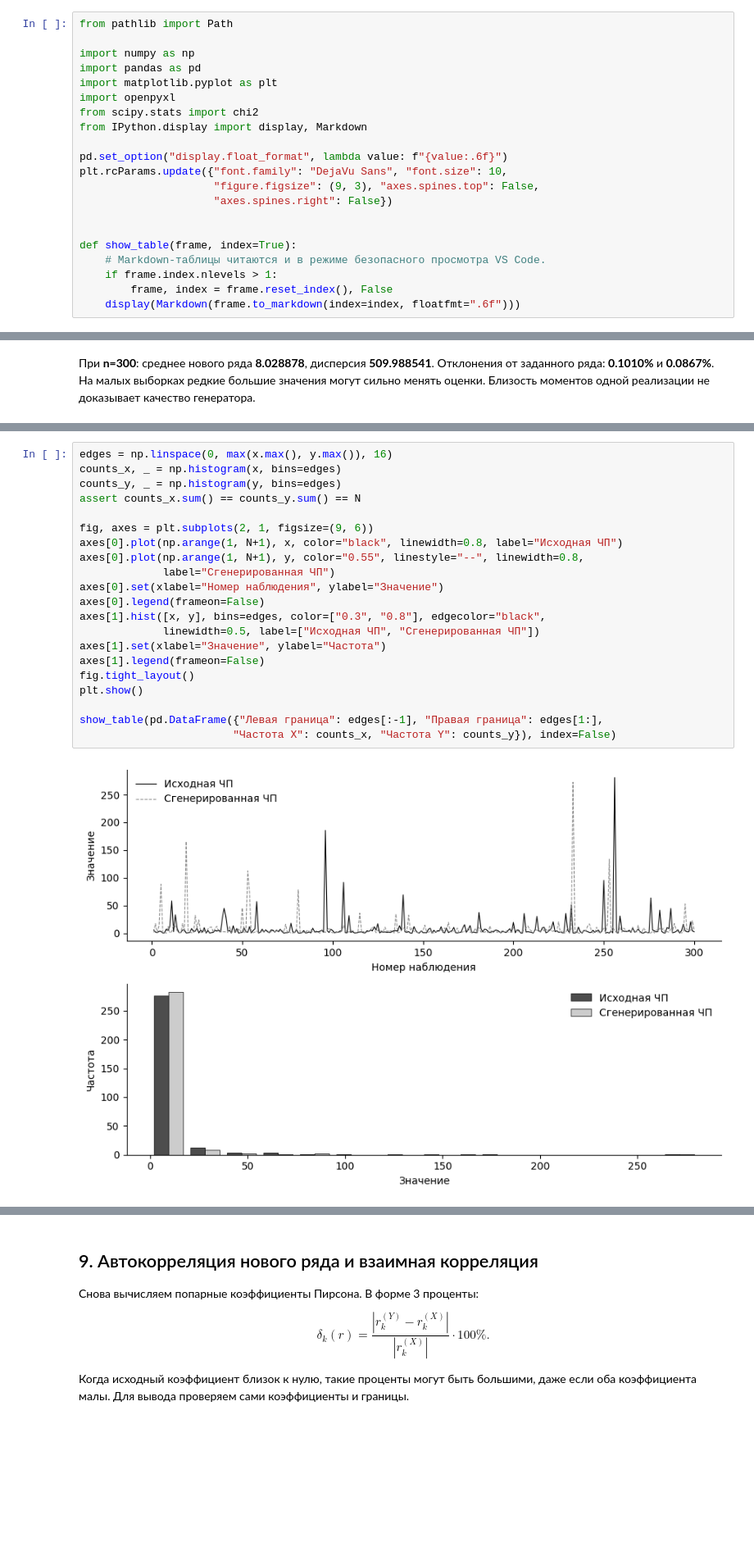
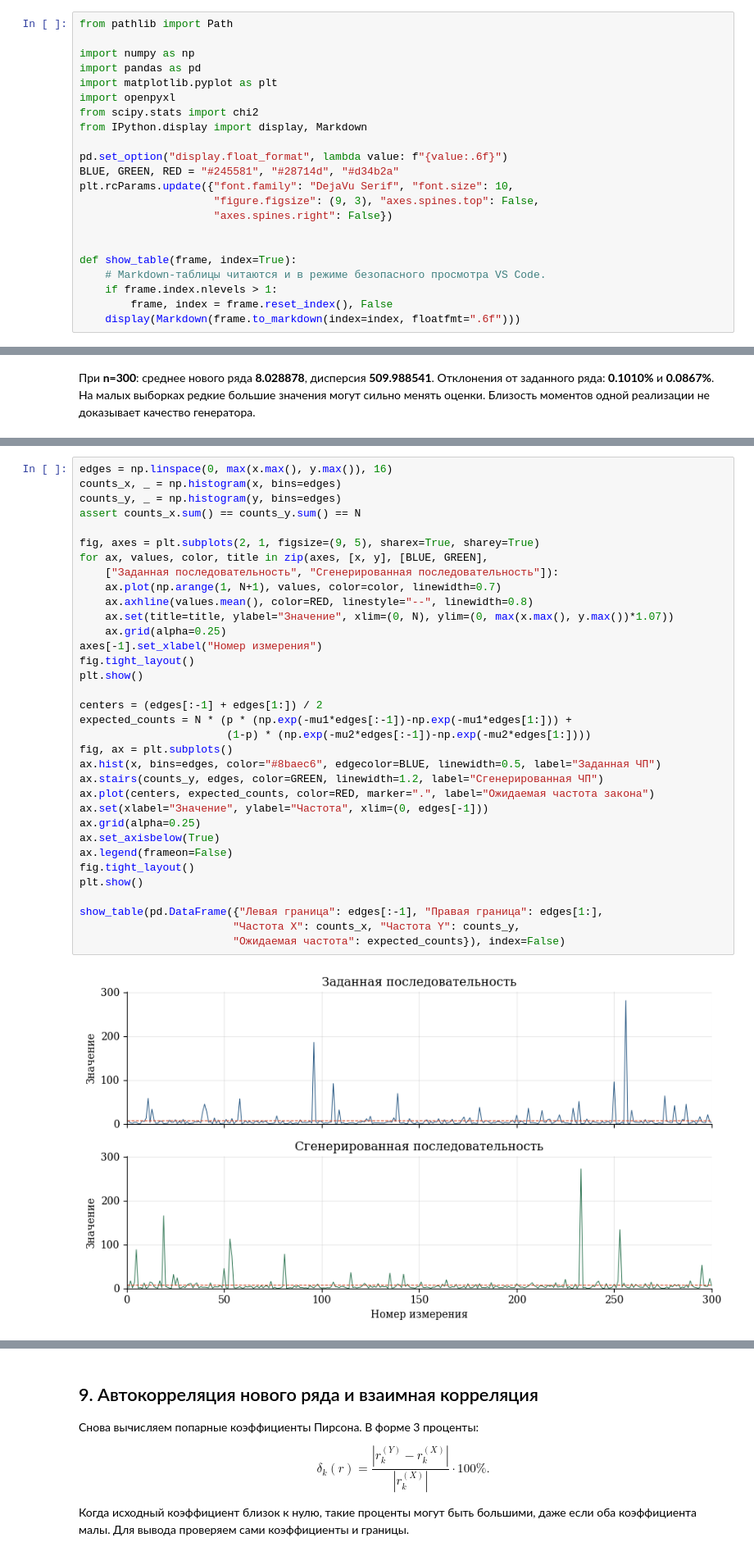
Before and after one commit to delovoyhomie/ITMO_labs, a Jupyter notebook: Modeling/Lab1/Lab1.ipynb, the cells around one changed output, grey strips where cells are left out. Shown at 82% size. Cells and saved outputs as stored; diff of their text form; blank space fills up the shorter version.

Commit message:
Clarify Lab1 distribution choice and align plots with reference

```diff
--- a/Modeling/Lab1/Lab1.ipynb
+++ b/Modeling/Lab1/Lab1.ipynb
@@ -34,7 +34,8 @@ from scipy.stats import chi2
 from IPython.display import display, Markdown
 
 pd.set_option("display.float_format", lambda value: f"{value:.6f}")
-plt.rcParams.update({"font.family": "DejaVu Sans", "font.size": 10,
+BLUE, GREEN, RED = "#245581", "#28714d", "#d34b2a"
+plt.rcParams.update({"font.family": "DejaVu Serif", "font.size": 10,
                      "figure.figsize": (9, 3), "axes.spines.top": False,
                      "axes.spines.right": False})
 
@@ -506,23 +562,36 @@ display(Markdown(
 # %%
 edges = np.linspace(0, max(x.max(), y.max()), 16)
 counts_x, _ = np.histogram(x, bins=edges)
 counts_y, _ = np.histogram(y, bins=edges)
 assert counts_x.sum() == counts_y.sum() == N
 
-fig, axes = plt.subplots(2, 1, figsize=(9, 6))
-axes[0].plot(np.arange(1, N+1), x, color="black", linewidth=0.8, label="Исходная ЧП")
-axes[0].plot(np.arange(1, N+1), y, color="0.55", linestyle="--", linewidth=0.8,
-             label="Сгенерированная ЧП")
-axes[0].set(xlabel="Номер наблюдения", ylabel="Значение")
-axes[0].legend(frameon=False)
-axes[1].hist([x, y], bins=edges, color=["0.3", "0.8"], edgecolor="black",
-             linewidth=0.5, label=["Исходная ЧП", "Сгенерированная ЧП"])
-axes[1].set(xlabel="Значение", ylabel="Частота")
-axes[1].legend(frameon=False)
+fig, axes = plt.subplots(2, 1, figsize=(9, 5), sharex=True, sharey=True)
+for ax, values, color, title in zip(axes, [x, y], [BLUE, GREEN],
+    ["Заданная последовательность", "Сгенерированная последовательность"]):
+    ax.plot(np.arange(1, N+1), values, color=color, linewidth=0.7)
+    ax.axhline(values.mean(), color=RED, linestyle="--", linewidth=0.8)
+    ax.set(title=title, ylabel="Значение", xlim=(0, N), ylim=(0, max(x.max(), y.max())*1.07))
+    ax.grid(alpha=0.25)
+axes[-1].set_xlabel("Номер измерения")
+fig.tight_layout()
+plt.show()
+
+centers = (edges[:-1] + edges[1:]) / 2
+expected_counts = N * (p * (np.exp(-mu1*edges[:-1])-np.exp(-mu1*edges[1:])) +
+                       (1-p) * (np.exp(-mu2*edges[:-1])-np.exp(-mu2*edges[1:])))
+fig, ax = plt.subplots()
+ax.hist(x, bins=edges, color="#8baec6", edgecolor=BLUE, linewidth=0.5, label="Заданная ЧП")
+ax.stairs(counts_y, edges, color=GREEN, linewidth=1.2, label="Сгенерированная ЧП")
+ax.plot(centers, expected_counts, color=RED, marker=".", label="Ожидаемая частота закона")
+ax.set(xlabel="Значение", ylabel="Частота", xlim=(0, edges[-1]))
+ax.grid(alpha=0.25)
+ax.set_axisbelow(True)
+ax.legend(frameon=False)
 fig.tight_layout()
 plt.show()
 
 show_table(pd.DataFrame({"Левая граница": edges[:-1], "Правая граница": edges[1:],
-                        "Частота X": counts_x, "Частота Y": counts_y}), index=False)
+                        "Частота X": counts_x, "Частота Y": counts_y,
+                        "Ожидаемая частота": expected_counts}), index=False)
 # %% [output]
-[figure, old version]
+[figure, new version]
```
Also changed, not shown: parts of 9 cells of this notebook, 14 other files.
